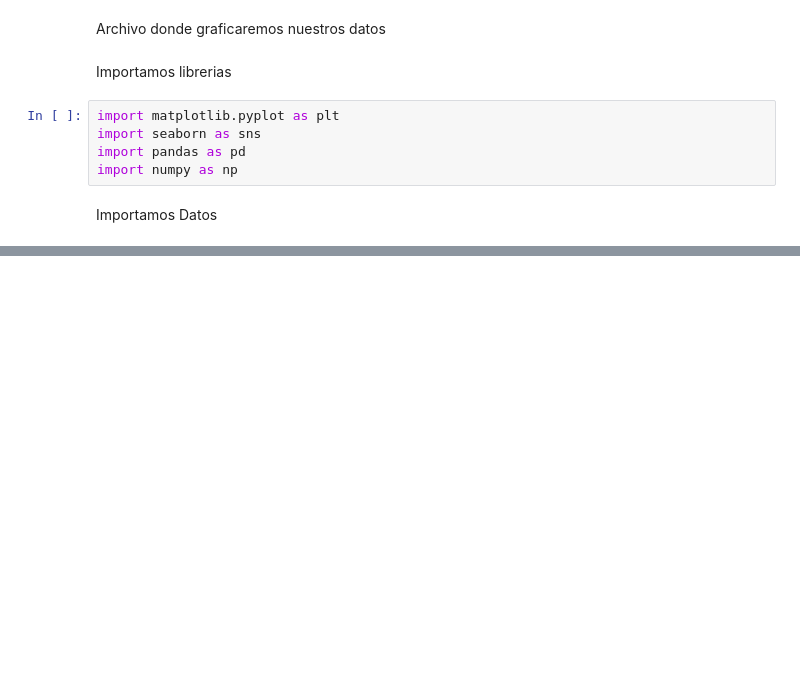
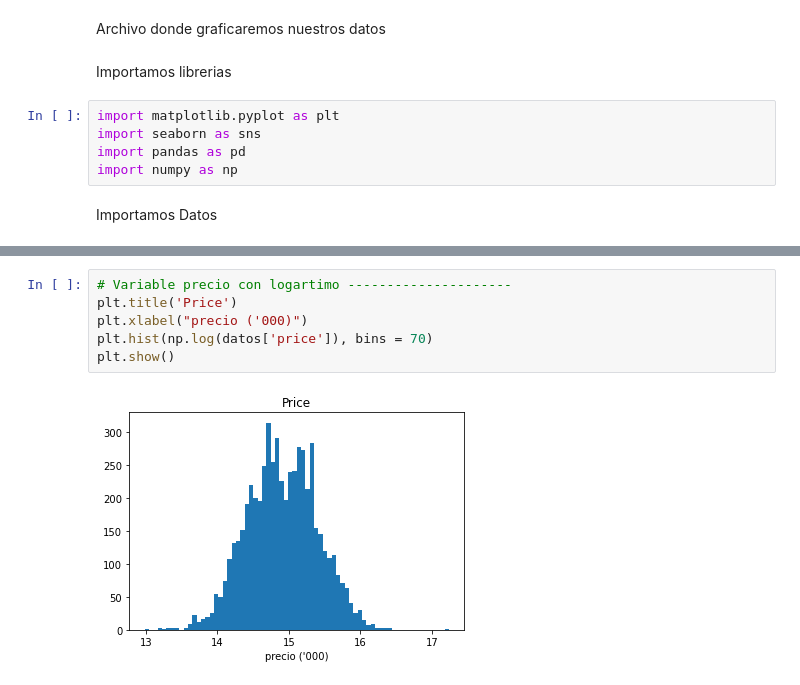
Before and after one commit to lucialopezwallace/tesis-mim, a Jupyter notebook: data_description_analisis (api).ipynb, the cells around one changed output, grey strips where cells are left out. Cells and saved outputs as stored; diff of their text form; blank space fills up the shorter version.

```diff
--- a/data_description_analisis (api).ipynb
+++ b/data_description_analisis (api).ipynb
@@ -234,0 +39,8 @@ plt.show()
+# %%
+# Variable precio con logartimo ---------------------
+plt.title('Price')
+plt.xlabel("precio ('000)")
+plt.hist(np.log(datos['price']), bins = 70)
+plt.show()
+# %% [output]
+[figure, added]
```
Also changed, not shown: parts of 25 cells of this notebook, 8 other files.
